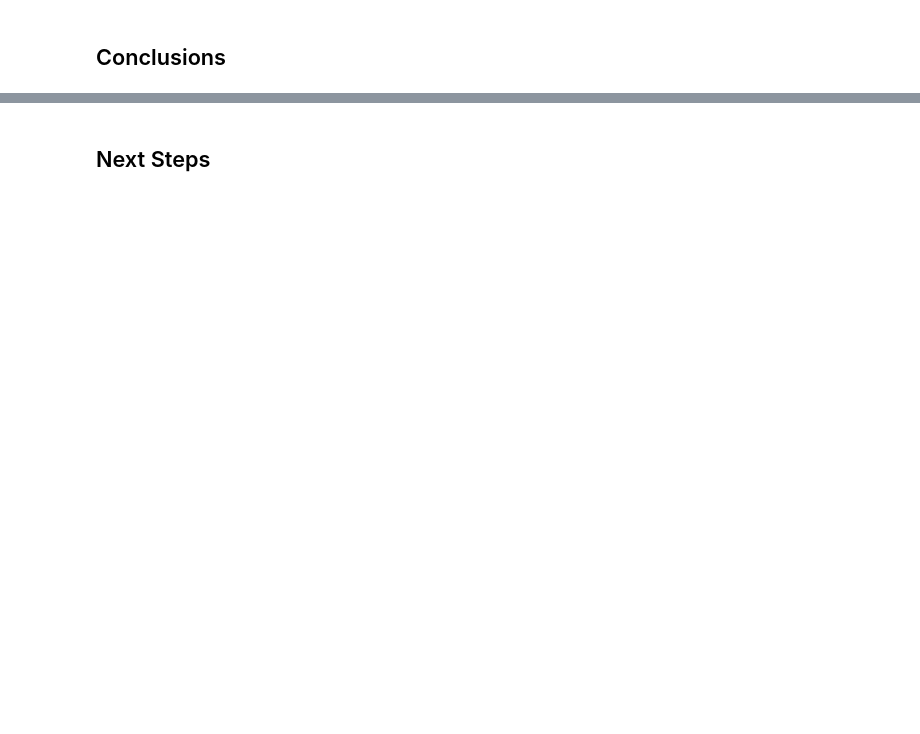
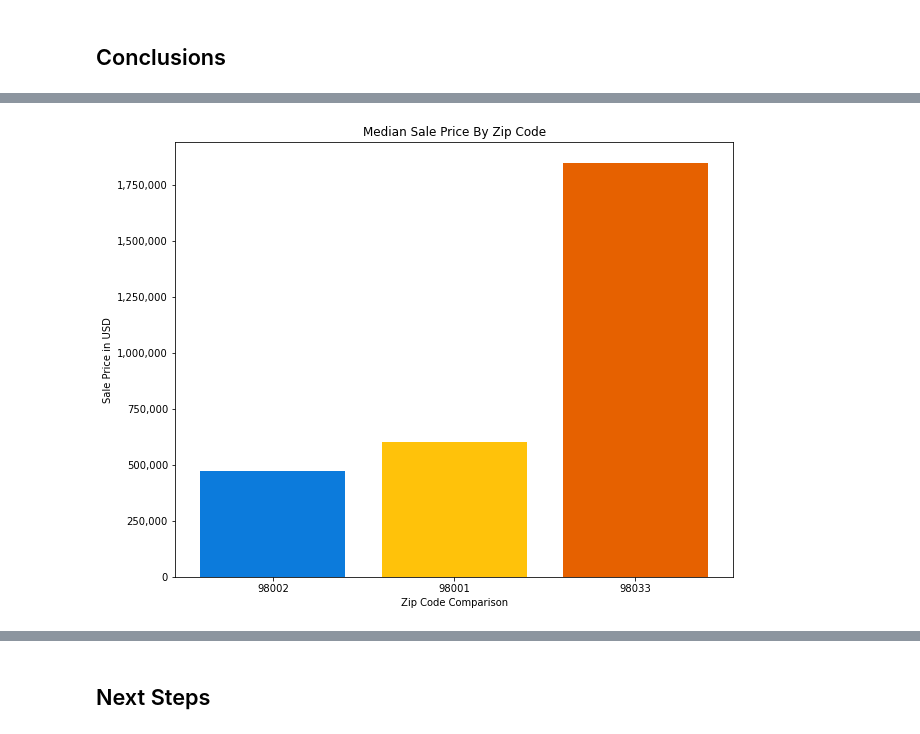
Before and after one commit to claragiurgiu/Phase2-Project, a Jupyter notebook: Code/Clara_Analysis.ipynb, the cells around one changed output, grey strips where cells are left out. Cells and saved outputs as stored; diff of their text form; code cells hidden in the pictures; blank space fills up the shorter version.

```diff
--- a/Code/Clara_Analysis.ipynb
+++ b/Code/Clara_Analysis.ipynb
@@ -1428,0 +1392,11 @@ np.std(cat_dummies['zip_code_98004'])
+# %%
+color = ['#0C7BDC', '#FFC20A','#E66100']
+fig, ax = plt.subplots(figsize=(10, 8))
+ax.bar(height=zip_group['price'], x=zip_group['zip_code'], color = color)
+ax.set_xlabel('Zip Code Comparison')
+ax.set_ylabel('Sale Price in USD')
+ax.yaxis.set_major_formatter(StrMethodFormatter('{x:,.0f}'))
+ax.set_title('Median Sale Price By Zip Code')
+plt.savefig('../Images/zip_code.png', dpi=300);
+# %% [output]
+[figure, added]
```
Also changed, not shown: parts of 26 cells of this notebook, 3 other files.
